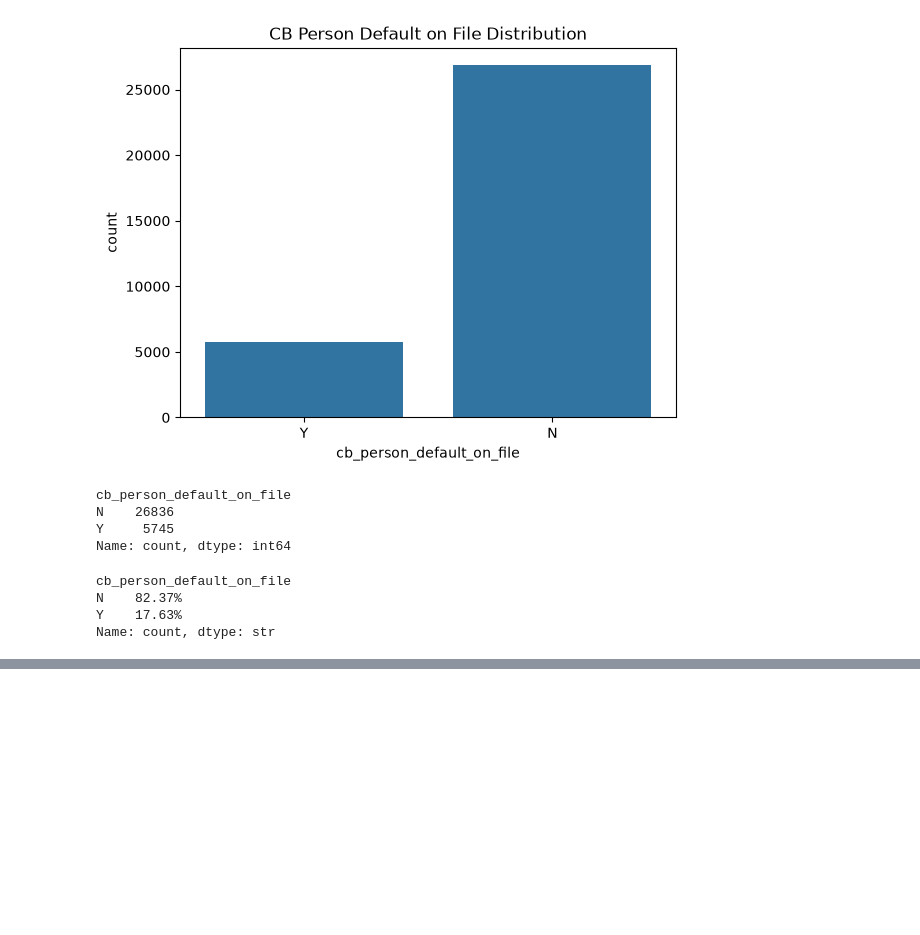
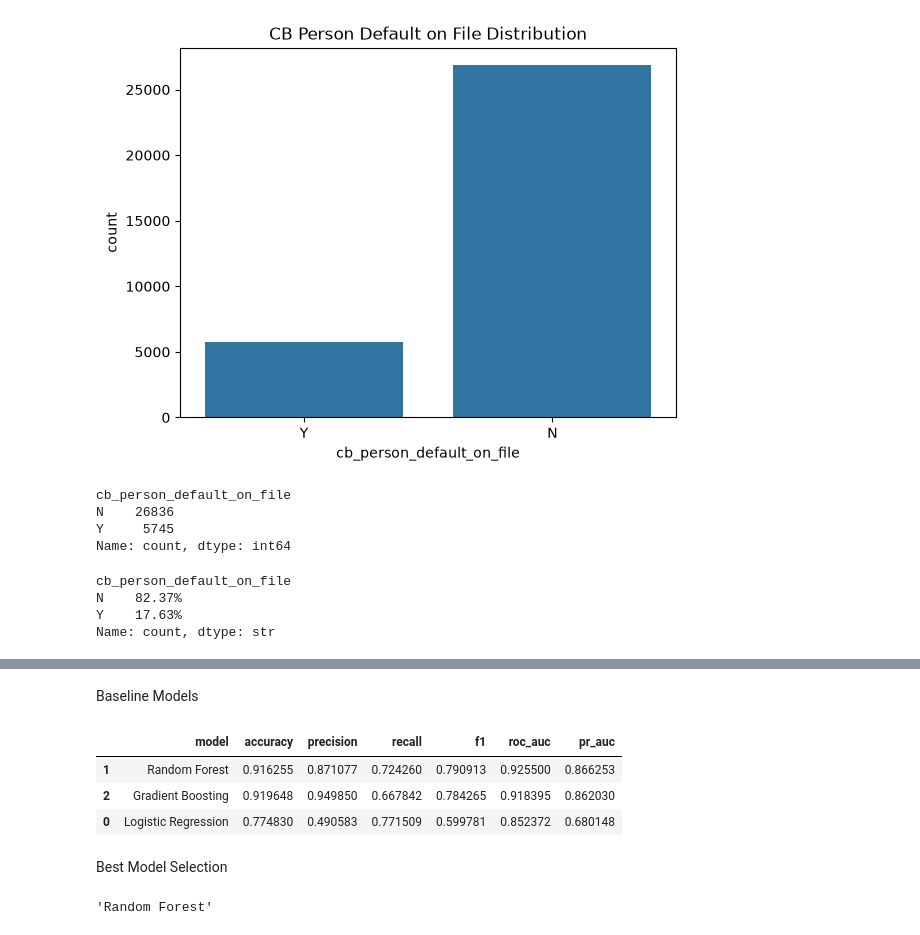
Before and after one commit to yashkode28/CreditHealthAdvisor, a Jupyter notebook: analysis.ipynb, the cells around one changed output, grey strips where cells are left out. Drawn from its saved outputs; the diff is of its cells as text; code cells hidden in the pictures; blank space fills up the shorter version.

```diff
--- a/analysis.ipynb
+++ b/analysis.ipynb
@@ -163,0 +186,5 @@ Name: count, dtype: str
+# %%
+df = df.drop_duplicates()
+df.shape
+missing = df.isnull().sum().sort_values(ascending=False)
+missing[missing > 0]
@@ -163,0 +266,2 @@ Name: count, dtype: str
+# %% [markdown]
+Baseline Models
@@ -163,0 +278,45 @@ Name: count, dtype: str
+# %%
+results = []
+
+for name, model in models.items():
+    clf = Pipeline(steps=[
+        ("preprocessor", preprocessor),
+        ("model", model)
+    ])
+
+    clf.fit(X_train, y_train)
+
+    y_pred = clf.predict(X_test)
+
+    if hasattr(clf.named_steps["model"], "predict_proba"):
+        y_proba = clf.predict_proba(X_test)[:, 1]
+        roc_auc = roc_auc_score(y_test, y_proba)
+        pr_auc = average_precision_score(y_test, y_proba)
+    else:
+        roc_auc = None
+        pr_auc = None
+
+    results.append({
+        "model": name,
+        "accuracy": accuracy_score(y_test, y_pred),
+        "precision": precision_score(y_test, y_pred),
+        "recall": recall_score(y_test, y_pred),
+        "f1": f1_score(y_test, y_pred),
+        "roc_auc": roc_auc,
+        "pr_auc": pr_auc
+    })
+
+results_df = pd.DataFrame(results).sort_values(by="roc_auc", ascending=False)
+results_df
+# %% [output]
+|  | model | accuracy | precision | recall | f1 | roc_auc | pr_auc |
+| 1 | Random Forest | 0.916255 | 0.871077 | 0.724260 | 0.790913 | 0.925500 | 0.866253 |
+| 2 | Gradient Boosting | 0.919648 | 0.949850 | 0.667842 | 0.784265 | 0.918395 | 0.862030 |
+| 0 | Logistic Regression | 0.774830 | 0.490583 | 0.771509 | 0.599781 | 0.852372 | 0.680148 |
+# %% [markdown]
+Best Model Selection
+# %%
+best_model_name = results_df.iloc[0]["model"]
+best_model_name
+# %% [output]
+'Random Forest'
```
Also changed, not shown: parts of 21 cells of this notebook.
